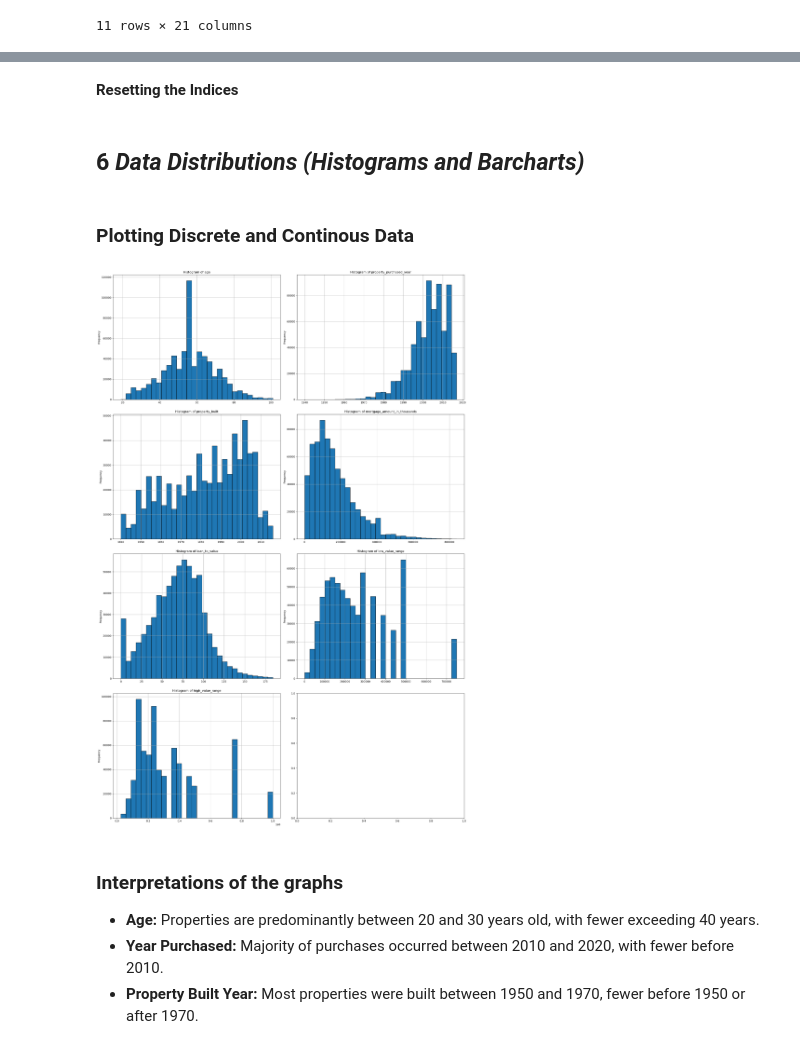
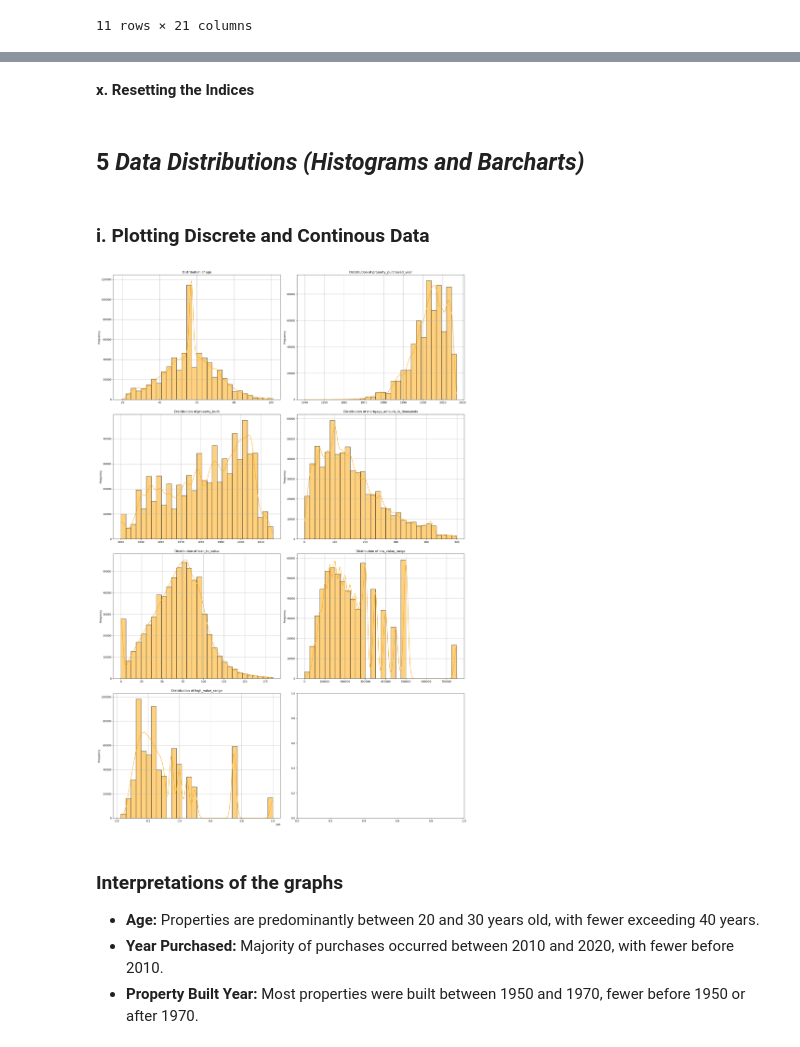
Before and after one commit to ahmedembeddedx/Housing_Data_Predictive_Model, a Jupyter notebook: Notebook.ipynb, the cells around one changed output, grey strips where cells are left out. Drawn from its saved outputs; the diff is of its cells as text; code cells hidden in the pictures.

```diff
--- a/Notebook.ipynb
+++ b/Notebook.ipynb
@@ -139,5 +137,5 @@ data = data.dropna(subset=['city', 'county', 'state'])
 # %%
-avg_age = data.loc[data['age'] >= 18, 'age'].mean()
-data['age'] = data['age'].apply(lambda x: avg_age if x < 18 else x)
+median_age = data.loc[data['age'] >= 18, 'age'].median()
+data['age'] = data['age'].apply(lambda x: median_age if x < 18 else x)
 data['age'] = data['age'].astype(int)
 # %% [markdown]
@@ -150,2 +145,0 @@ data['gender'] = data['gender'].replace('U', mode_gender)
-# %%
-data = data[data['property_type'] != 'U']
@@ -159,3 +148,3 @@ data = data[data['property_built'] >= 1940]
 # %%
-data = data[(data['mortgage_amount_in_thousands'] > 0)]
-data['mortgage_amount_in_thousands'] = data['mortgage_amount_in_thousands'] * 1000
+data = data[(data['mortgage_amount_in_thousands'] > 0) & (data['mortgage_amount_in_thousands'] < 500)]
+data['mortgage_amount_in_thousands'] = data['mortgage_amount_in_thousands']
@@ -183,44 +179,47 @@ data['high_value_range'] = data['high_value_range'].astype(int)
+# %%
+top_banks = data['lender_name'].value_counts().nlargest(10).index
+
+data['lender_name'] = data['lender_name'].apply(lambda x: x if x in top_banks else 'unknown')
 # %% [markdown]
-**Resetting the Indices**
+**x. Resetting the Indices**
 # %%
 data = data.reset_index(drop=True)
 # %% [markdown]
-## 6 *Data Distributions (Histograms and Barcharts)*
+## 5 *Data Distributions (Histograms and Barcharts)*
 # %% [markdown]
-### Plotting Discrete and Continous Data
+### i. Plotting Discrete and Continous Data
 # %%
 columns_to_keep = [
-    'city', 'county', 'state', 'property_type', 'gender', 'age',
+    'state', 'property_type', 'gender', 'age',
     'property_purchased_year', 'property_built',
     'mortgage_amount_in_thousands', 'lender_name', 'interest_type',
     'loan_type', 'loan_to_value', 'low_value_range', 'high_value_range'
 ]
 filtered_data = data[columns_to_keep]
 
 histogram_columns = [
     'age', 'property_purchased_year', 'property_built',
     'mortgage_amount_in_thousands', 'loan_to_value', 'low_value_range',
     'high_value_range'
 ]
 
 num_rows = len(histogram_columns) // 2 + len(histogram_columns) % 2
 num_cols = 2
 
 fig, axes = plt.subplots(num_rows, num_cols, figsize=(20, 30))
 axes = axes.flatten()
 
 for i, column in enumerate(histogram_columns):
-    axes[i].hist(filtered_data[column], bins=30, edgecolor='black')
-    axes[i].set_title(f'Histogram of {column}')
+    sns.histplot(filtered_data[column], bins=30, kde=True, ax=axes[i], edgecolor='black', color='orange')
+    axes[i].set_title(f'Distribution of {column}')
     axes[i].set_xlabel(' ')
     axes[i].set_ylabel('Frequency')
     axes[i].grid(True)
 
-
 plt.tight_layout()
 plt.show()
 # %% [output]
-[figure, old version]
+[figure, new version]
 # %% [markdown]
 ### Interpretations of the graphs
 
```
Also changed, not shown: parts of 40 cells of this notebook.
